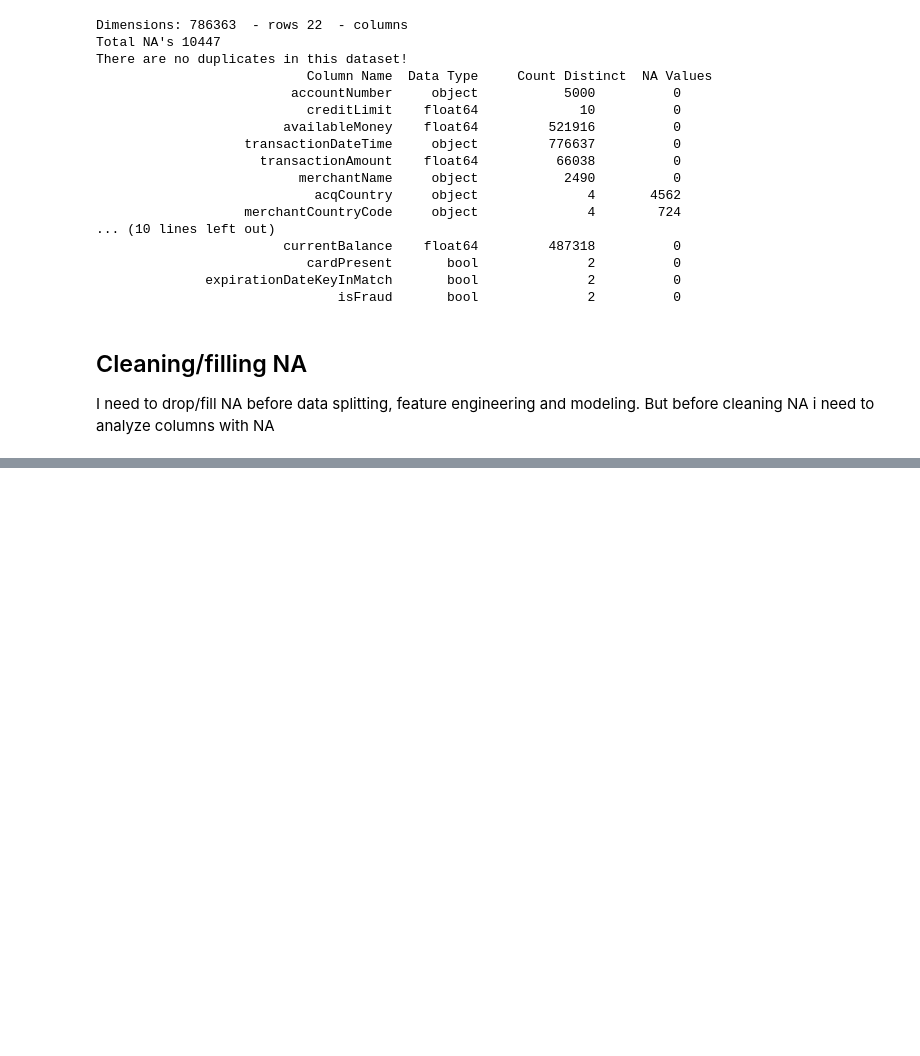
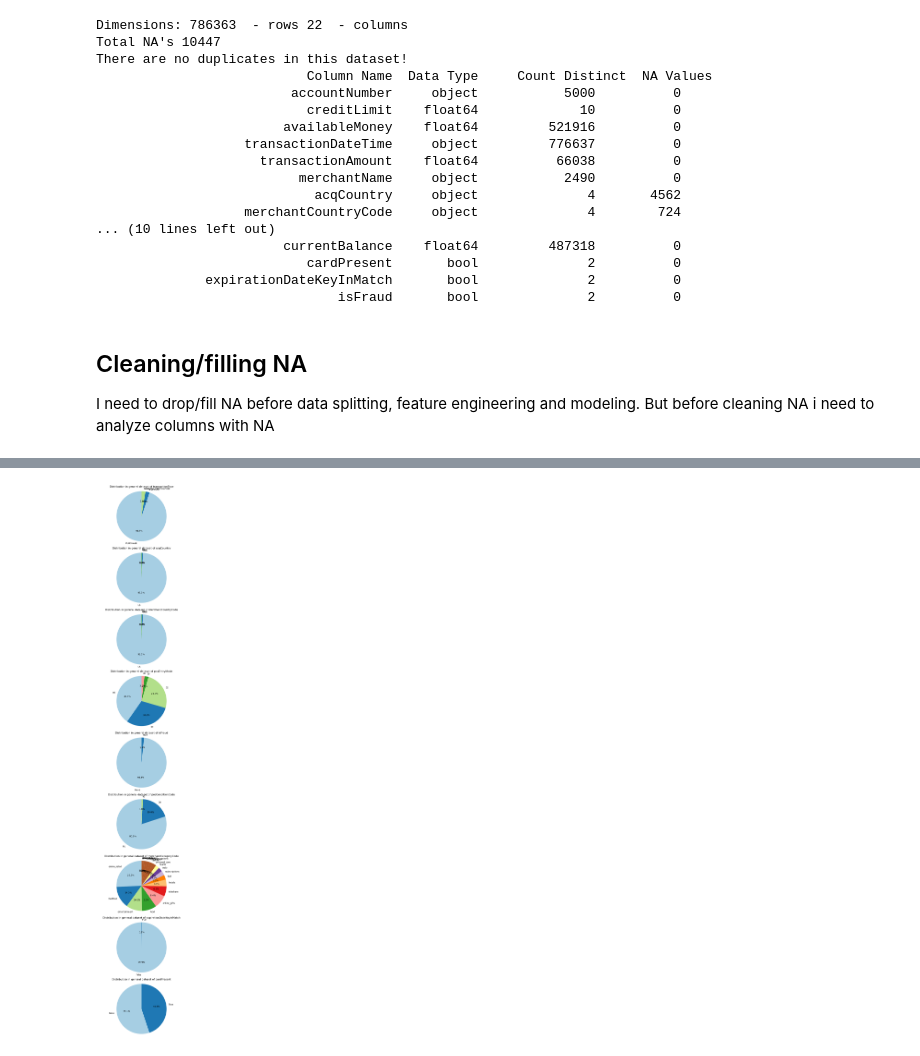
Before and after one commit to Illidan777/FTF-detector, a Jupyter notebook: data_preprocessing/Finance_Transaction_Fraud_detector.ipynb, the cells around one changed output, grey strips where cells are left out. Drawn from its saved outputs; the diff is of its cells as text; code cells hidden in the pictures; blank space fills up the shorter version.

```diff
--- a/data_preprocessing/Finance_Transaction_Fraud_detector.ipynb
+++ b/data_preprocessing/Finance_Transaction_Fraud_detector.ipynb
@@ -237,0 +227,9 @@ df
+# %%
+# The most null values in categorical features, so let`s analyze them
+
+categorical_columns = ['transactionType', 'acqCountry', 'merchantCountryCode', 'posEntryMode', 'isFraud', 'posConditionCode', 'merchantCategoryCode', 'expirationDateKeyInMatch', 'cardPresent' ]
+melted = df[categorical_columns].melt(var_name='column', value_name='value')
+value_counts = melted.value_counts().reset_index(name='counts')
+sorted_df = value_counts.sort_values(by=['column', 'counts'])
+
+sorted_df
@@ -237,0 +254,14 @@ df
+# %%
+# Visualize categorical features
+
+def show_pie_distribution_in_categorical_features(df, categorical_columns, title='Distribution of'):
+    num_columns = len(categorical_columns)
+    fig, axes = plt.subplots(nrows=num_columns, ncols=1, figsize=(6, 4*num_columns))
+    for i, col in enumerate(categorical_columns):
+        category_counts = df[col].value_counts()
+        colors = plt.cm.Paired(range(len(category_counts)))
+        axes[i].pie(category_counts, labels=category_counts.index, autopct='%1.1f%%', startangle=90, colors=colors)
+        axes[i].set_title(title + ' ' + col)
+        axes[i].axis('equal')
+    plt.tight_layout()
+    plt.show()
@@ -237,0 +271,4 @@ df
+# %%
+show_pie_distribution_in_categorical_features(df, categorical_columns, title='Distribution in general dataset of')
+# %% [output]
+[figure, added]
```
Also changed, not shown: parts of 11 cells of this notebook.
